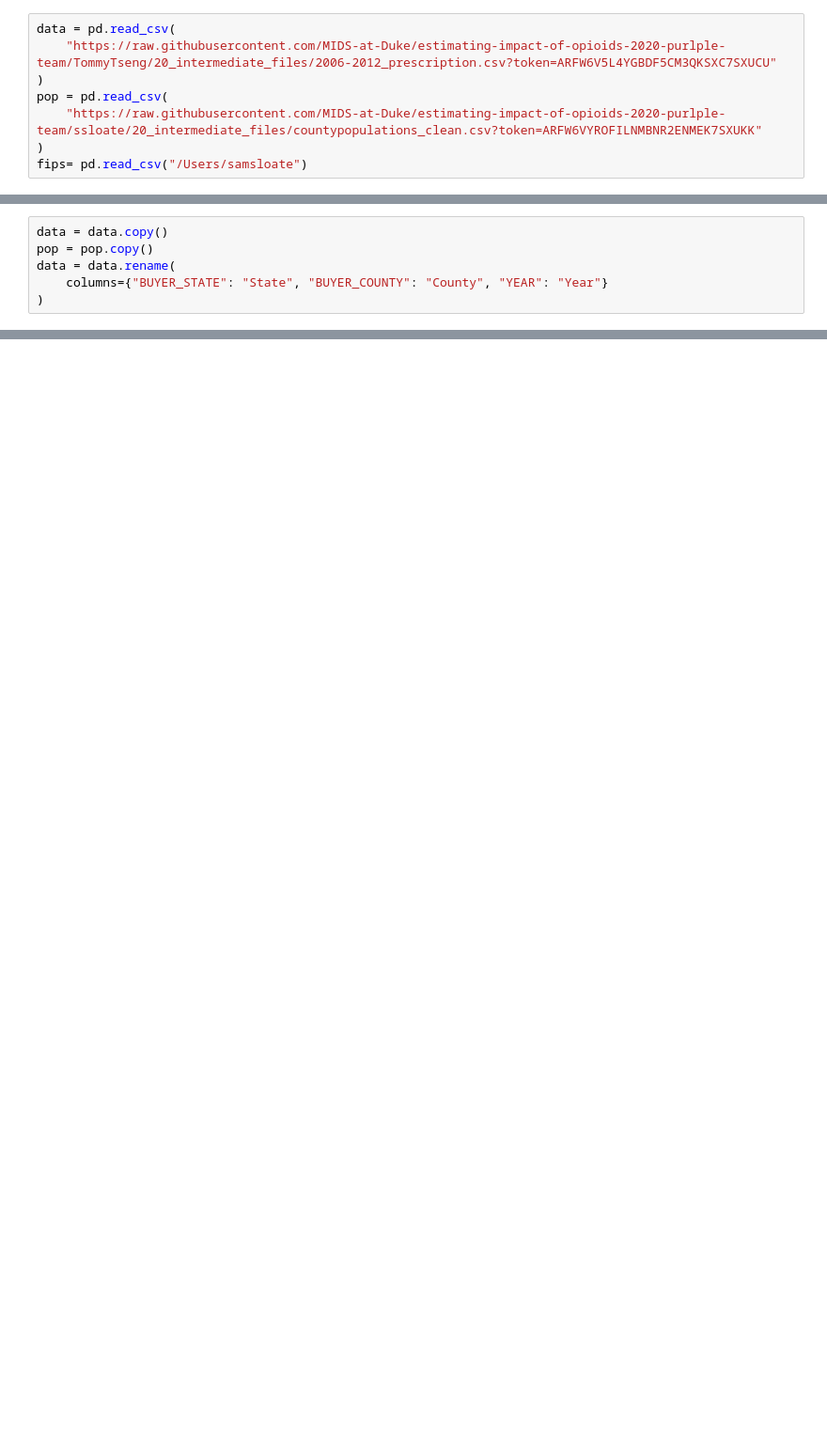
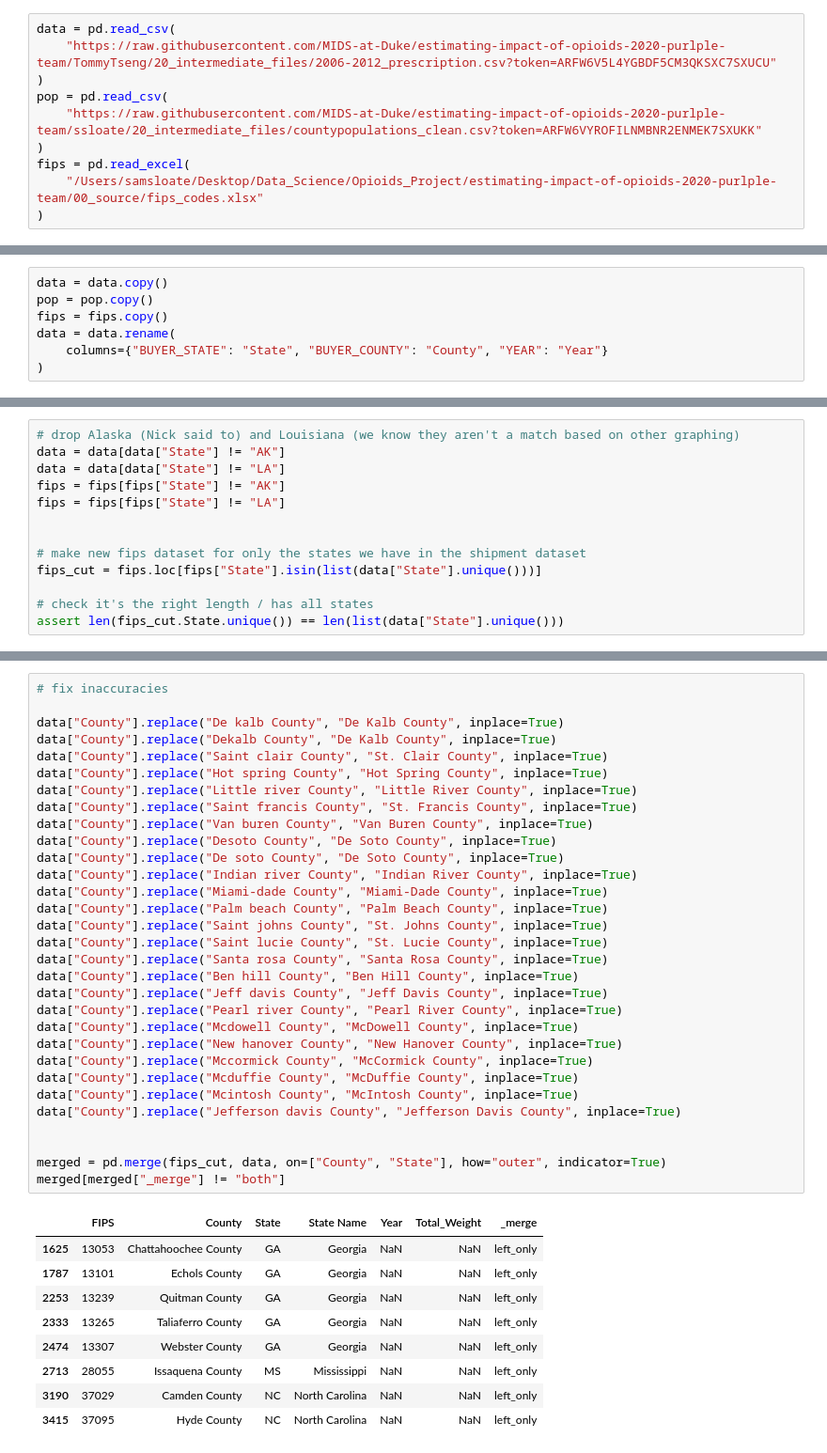
Before and after one commit to TommyTseng1129/Impact-Estimation-of-Opioid-Control-Policies, a Jupyter notebook: 10_code/shipment_graphing.ipynb, the cells around one changed output, grey strips where cells are left out. Shown at 94% size. Saved outputs shown, nothing was run; the diff lists cells and outputs as text; blank space fills up the shorter version.

Commit message:
finished shipment graphing code for preliminary states

```diff
--- a/10_code/shipment_graphing.ipynb
+++ b/10_code/shipment_graphing.ipynb
@@ -11,4 +13,6 @@ data = pd.read_csv(
 pop = pd.read_csv(
     "https://raw.githubusercontent.com/MIDS-at-Duke/estimating-impact-of-opioids-2020-purlple-team/ssloate/20_intermediate_files/countypopulations_clean.csv?token=ARFW6VYROFILNMBNR2ENMEK7SXUKK"
 )
-fips= pd.read_csv("/Users/samsloate")
+fips = pd.read_excel(
+    "/Users/samsloate/Desktop/Data_Science/Opioids_Project/estimating-impact-of-opioids-2020-purlple-team/00_source/fips_codes.xlsx"
+)
@@ -17,6 +19,7 @@ HTTPError: HTTP Error 404: Not Found
 # %%
 data = data.copy()
 pop = pop.copy()
+fips = fips.copy()
 data = data.rename(
     columns={"BUYER_STATE": "State", "BUYER_COUNTY": "County", "YEAR": "Year"}
 )
@@ -28 +38,14 @@ data["County"] = data["County"] + " County"
+# %%
+# drop Alaska (Nick said to) and Louisiana (we know they aren't a match based on other graphing)
+data = data[data["State"] != "AK"]
+data = data[data["State"] != "LA"]
+fips = fips[fips["State"] != "AK"]
+fips = fips[fips["State"] != "LA"]
+
+
+# make new fips dataset for only the states we have in the shipment dataset
+fips_cut = fips.loc[fips["State"].isin(list(data["State"].unique()))]
+
+# check it's the right length / has all states
+assert len(fips_cut.State.unique()) == len(list(data["State"].unique()))
 # %%
@@ -29,0 +54,41 @@ merged = pd.merge(pop, data, on='County', how='outer')
+# %%
+# fix inaccuracies
+
+data["County"].replace("De kalb County", "De Kalb County", inplace=True)
+data["County"].replace("Dekalb County", "De Kalb County", inplace=True)
+data["County"].replace("Saint clair County", "St. Clair County", inplace=True)
+data["County"].replace("Hot spring County", "Hot Spring County", inplace=True)
+data["County"].replace("Little river County", "Little River County", inplace=True)
+data["County"].replace("Saint francis County", "St. Francis County", inplace=True)
+data["County"].replace("Van buren County", "Van Buren County", inplace=True)
+data["County"].replace("Desoto County", "De Soto County", inplace=True)
+data["County"].replace("De soto County", "De Soto County", inplace=True)
+data["County"].replace("Indian river County", "Indian River County", inplace=True)
+data["County"].replace("Miami-dade County", "Miami-Dade County", inplace=True)
+data["County"].replace("Palm beach County", "Palm Beach County", inplace=True)
+data["County"].replace("Saint johns County", "St. Johns County", inplace=True)
+data["County"].replace("Saint lucie County", "St. Lucie County", inplace=True)
+data["County"].replace("Santa rosa County", "Santa Rosa County", inplace=True)
+data["County"].replace("Ben hill County", "Ben Hill County", inplace=True)
+data["County"].replace("Jeff davis County", "Jeff Davis County", inplace=True)
+data["County"].replace("Pearl river County", "Pearl River County", inplace=True)
+data["County"].replace("Mcdowell County", "McDowell County", inplace=True)
+data["County"].replace("New hanover County", "New Hanover County", inplace=True)
+data["County"].replace("Mccormick County", "McCormick County", inplace=True)
+data["County"].replace("Mcduffie County", "McDuffie County", inplace=True)
+data["County"].replace("Mcintosh County", "McIntosh County", inplace=True)
+data["County"].replace("Jefferson davis County", "Jefferson Davis County", inplace=True)
+
+
+merged = pd.merge(fips_cut, data, on=["County", "State"], how="outer", indicator=True)
+merged[merged["_merge"] != "both"]
+# %% [output]
+|  | FIPS | County | State | State Name | Year | Total_Weight | _merge |
+| 1625 | 13053 | Chattahoochee County | GA | Georgia | NaN | NaN | left_only |
+| 1787 | 13101 | Echols County | GA | Georgia | NaN | NaN | left_only |
+| 2253 | 13239 | Quitman County | GA | Georgia | NaN | NaN | left_only |
+| 2333 | 13265 | Taliaferro County | GA | Georgia | NaN | NaN | left_only |
+| 2474 | 13307 | Webster County | GA | Georgia | NaN | NaN | left_only |
+| 2713 | 28055 | Issaquena County | MS | Mississippi | NaN | NaN | left_only |
+| 3190 | 37029 | Camden County | NC | North Carolina | NaN | NaN | left_only |
+| 3415 | 37095 | Hyde County | NC | North Carolina | NaN | NaN | left_only |
```
Also changed, not shown: parts of 15 cells of this notebook.
